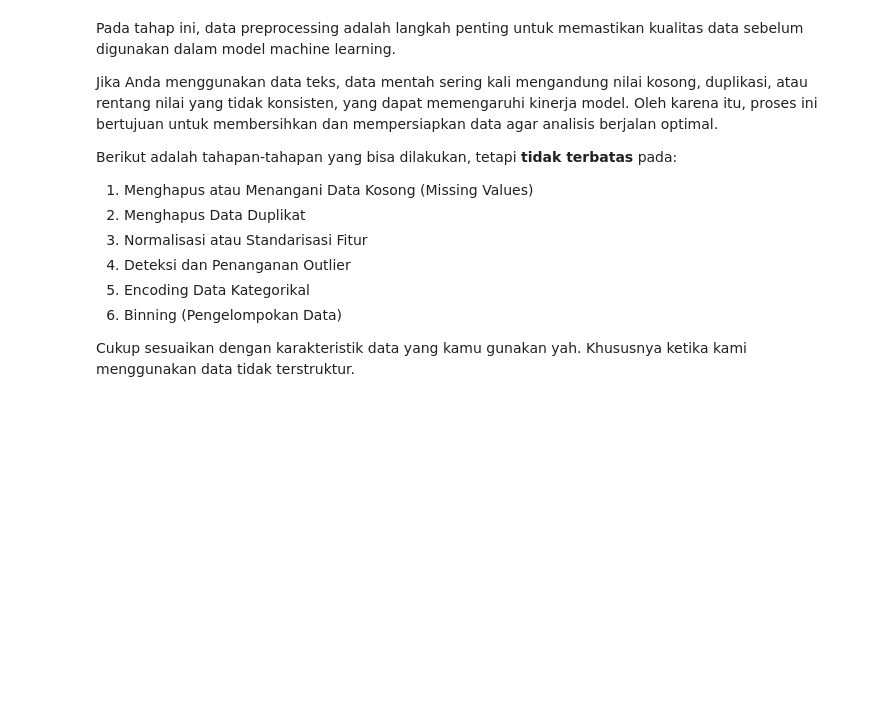
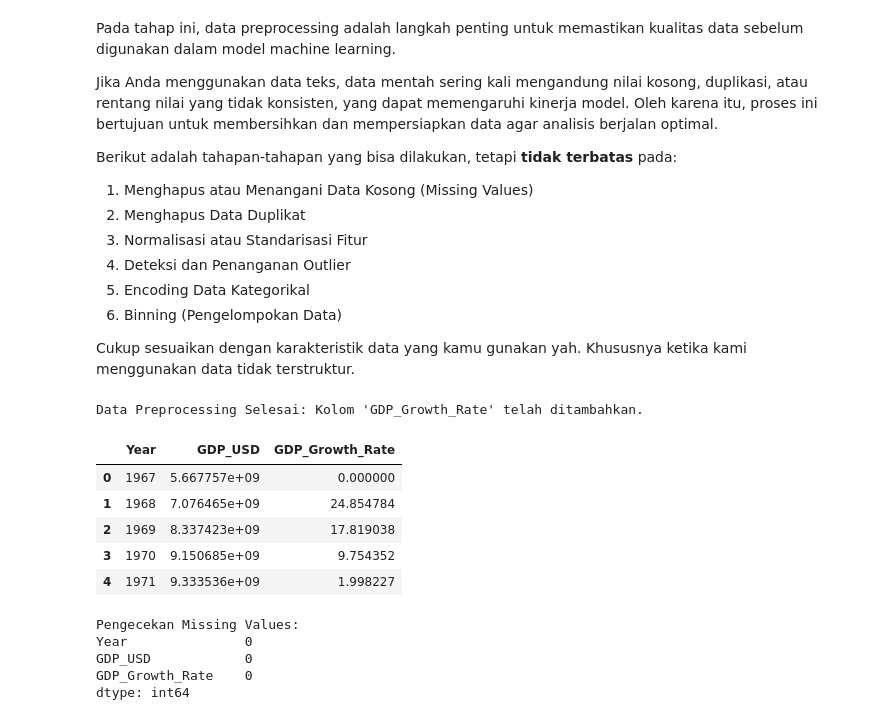
Before and after one commit to cahyadife/Experiment-Membangun-SML, a Jupyter notebook: Eksperimen_SML_Cahyadi/preprocessing/Eksperimen_Cahyadi.ipynb, the cells around one changed output. Cells and saved outputs as stored; diff of their text form; code cells hidden in the pictures; blank space fills up the shorter version.

```diff
--- a/Eksperimen_SML_Cahyadi/preprocessing/Eksperimen_Cahyadi.ipynb
+++ b/Eksperimen_SML_Cahyadi/preprocessing/Eksperimen_Cahyadi.ipynb
@@ -96,0 +120,26 @@ print(f"Data bersih disimpan ke: {out_path}")
+# %%
+# Menghitung pertumbuhan PDB tahunan (Percentage Change)
+df['GDP_Growth_Rate'] = df['GDP_USD'].pct_change() * 100
+
+# Menangani nilai NaN pada baris pertama akibat perhitungan pct_change
+df['GDP_Growth_Rate'] = df['GDP_Growth_Rate'].fillna(0)
+
+print("Data Preprocessing Selesai: Kolom 'GDP_Growth_Rate' telah ditambahkan.")
+display(df.head())
+
+# Mengecek apakah ada data yang kosong (Missing Values)
+print("\nPengecekan Missing Values:")
+print(df.isnull().sum())
+# %% [output]
+Data Preprocessing Selesai: Kolom 'GDP_Growth_Rate' telah ditambahkan.
+|  | Year | GDP_USD | GDP_Growth_Rate |
+| 0 | 1967 | 5.667757e+09 | 0.000000 |
+| 1 | 1968 | 7.076465e+09 | 24.854784 |
+| 2 | 1969 | 8.337423e+09 | 17.819038 |
+| 3 | 1970 | 9.150685e+09 | 9.754352 |
+| 4 | 1971 | 9.333536e+09 | 1.998227 |
+Pengecekan Missing Values:
+Year               0
+GDP_USD            0
+GDP_Growth_Rate    0
+dtype: int64
```
Also changed, not shown: parts of 7 cells of this notebook, 34 other files.
